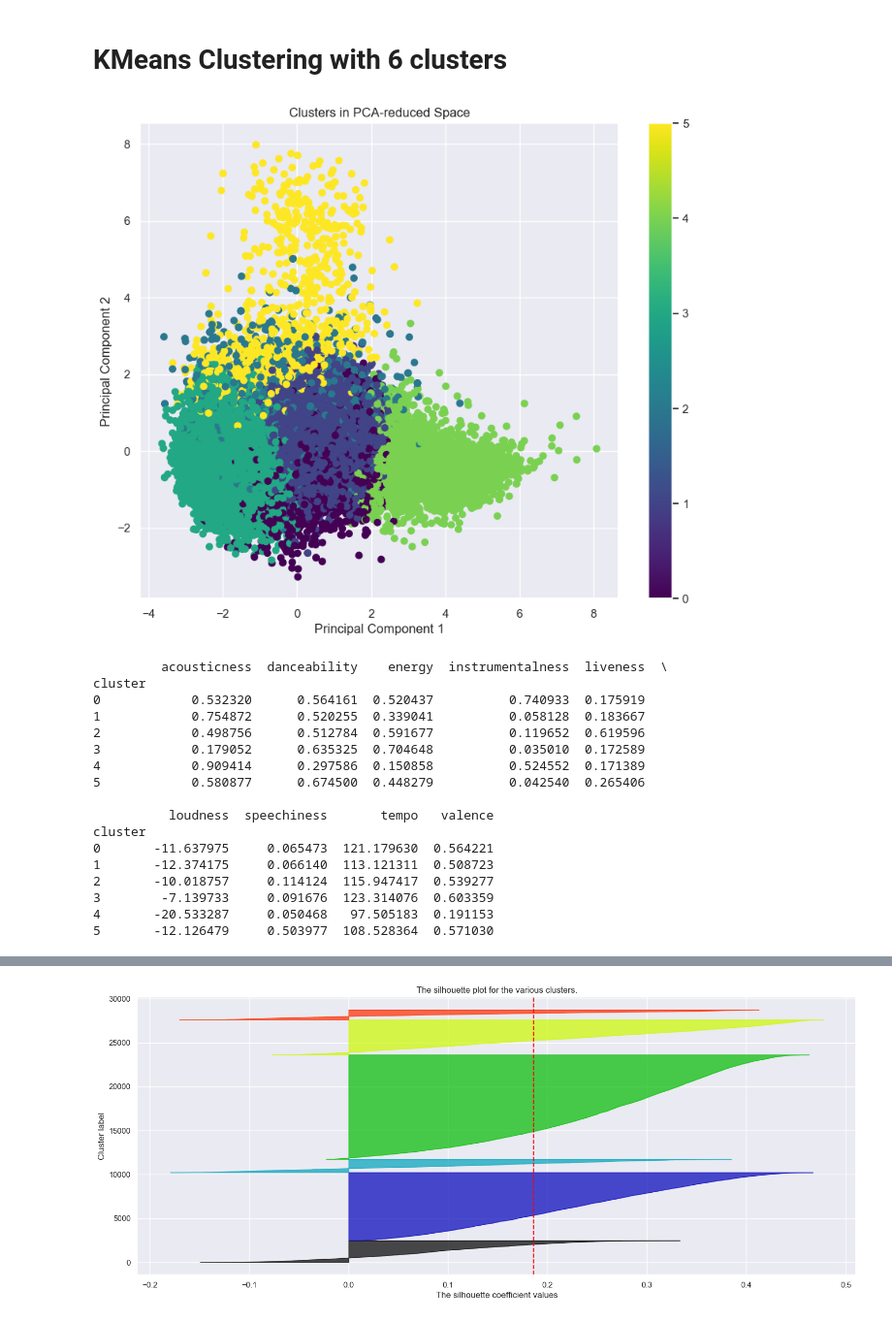
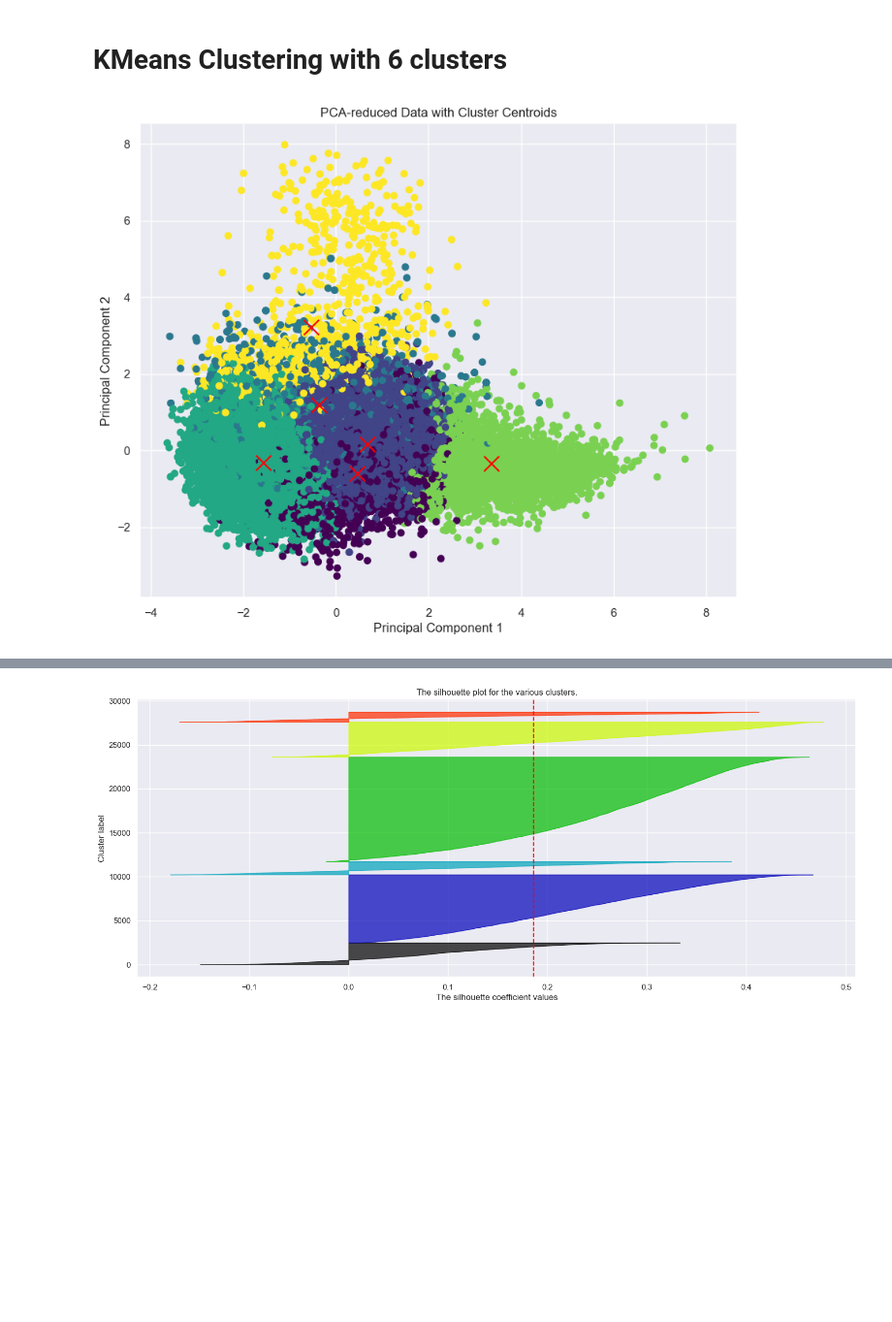
Before and after one commit to MaidenTaief/MUSIC-REC, a Jupyter notebook: Cluster/data_by_artists.ipynb, the cells around one changed output, grey strips where cells are left out. Shown at 97% size. Saved outputs shown, nothing was run; the diff lists cells and outputs as text; code cells hidden in the pictures; blank space fills up the shorter version.

```diff
--- a/Cluster/data_by_artists.ipynb
+++ b/Cluster/data_by_artists.ipynb
@@ -347,45 +347,29 @@ Davies-Bouldin Index: A lower value indicates better separation between the clus
 # %%
 from sklearn.cluster import KMeans
 import pandas as pd
 import matplotlib.pyplot as plt
 
 # Choose the optimal number of clusters from silhouette analysis
 optimal_num_clusters = 6
 
 # Perform KMeans clustering
 kmeans = KMeans(n_clusters=optimal_num_clusters, random_state=10)
 cluster_labels = kmeans.fit_predict(X_pca)
 
-# Visualize the clusters
+# Add cluster labels back to the original DataFrame (for interpretability)
+data_by_artist['cluster'] = cluster_labels
+
+# Profile clusters using original features
+cluster_profile = data_by_artist.groupby('cluster')[features].mean()
+
+# Visualizing the clusters in PCA-reduced space (as you've done)
 plt.figure(figsize=(10, 8))
 plt.scatter(X_pca[:, 0], X_pca[:, 1], c=cluster_labels, cmap='viridis', marker='o')
-plt.title('Clusters in PCA-reduced Space')
+centroids = kmeans.cluster_centers_
+plt.scatter(centroids[:, 0], centroids[:, 1], marker='x', s=200, c='red')
+plt.title('PCA-reduced Data with Cluster Centroids')
 plt.xlabel('Principal Component 1')
 plt.ylabel('Principal Component 2')
-plt.colorbar()
 plt.show()
-
-# Profile the clusters
-
-data_by_artist['cluster'] = cluster_labels  # add the cluster labels to your original dataset
-cluster_profile = data_by_artist.groupby('cluster')[features].mean()  # calculate the mean of each feature for each cluster
-print(cluster_profile)
 # %% [output]
-[figure, old version]
+[figure, new version]
-         acousticness  danceability    energy  instrumentalness  liveness  \
-cluster
-0            0.532320      0.564161  0.520437          0.740933  0.175919
-1            0.754872      0.520255  0.339041          0.058128  0.183667
-2            0.498756      0.512784  0.591677          0.119652  0.619596
-3            0.179052      0.635325  0.704648          0.035010  0.172589
-4            0.909414      0.297586  0.150858          0.524552  0.171389
-5            0.580877      0.674500  0.448279          0.042540  0.265406
-
-          loudness  speechiness       tempo   valence
-cluster
-0       -11.637975     0.065473  121.179630  0.564221
-1       -12.374175     0.066140  113.121311  0.508723
-2       -10.018757     0.114124  115.947417  0.539277
-3        -7.139733     0.091676  123.314076  0.603359
-4       -20.533287     0.050468   97.505183  0.191153
-5       -12.126479     0.503977  108.528364  0.571030
```
Also changed, not shown: parts of 2 cells of this notebook, 3 other files.
